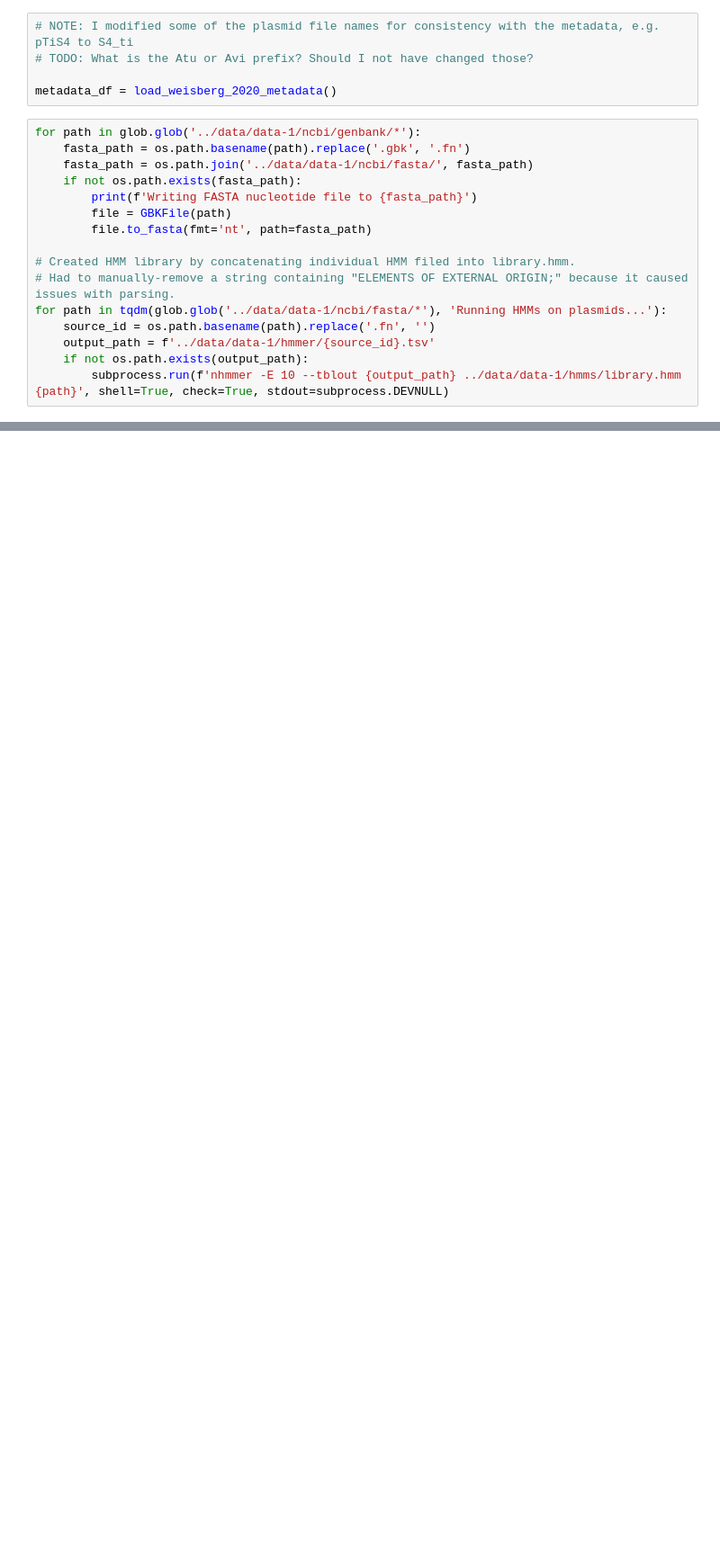
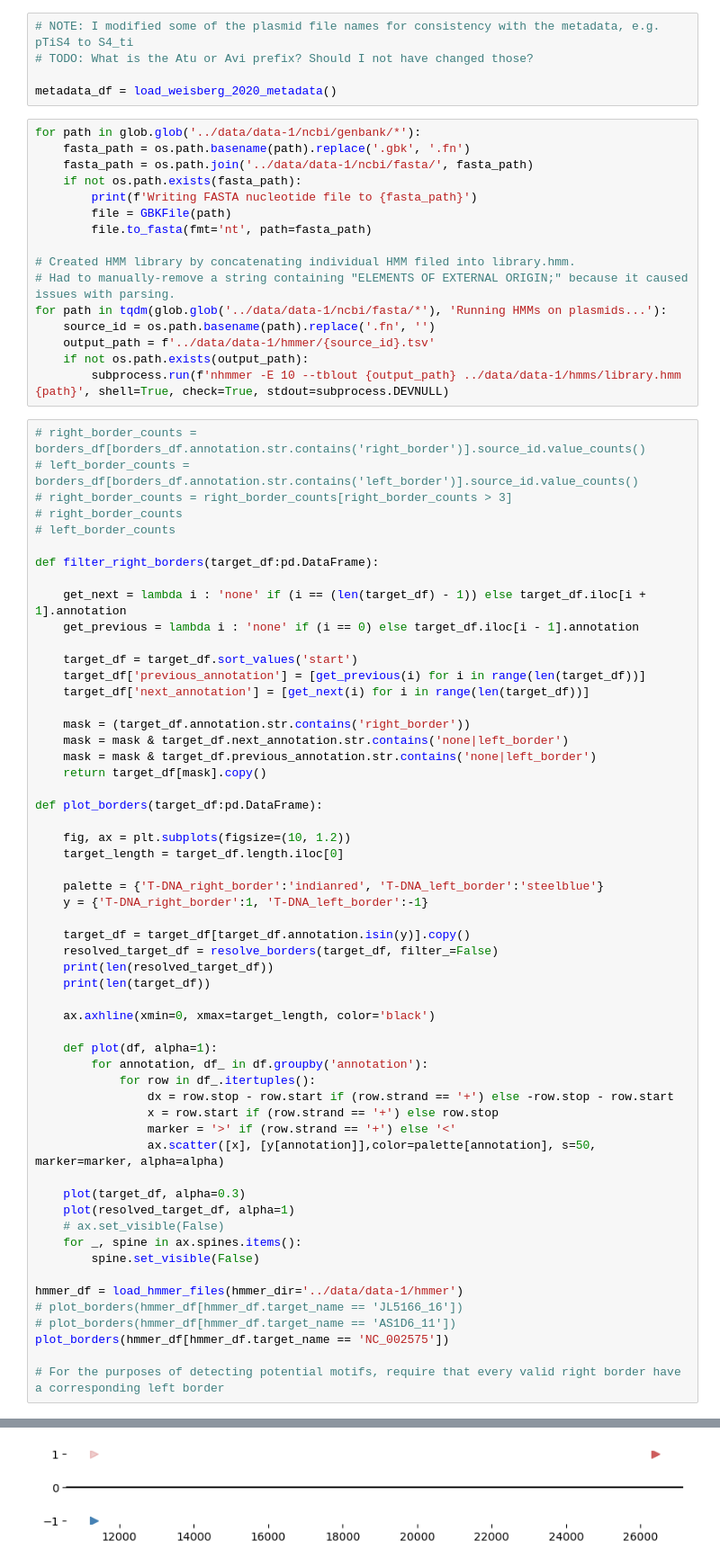
Before and after one commit to pipparichter/overdrive, a Jupyter notebook: notebooks/sandbox-1.1.ipynb, the cells around one changed output, grey strips where cells are left out. Shown at 90% size. Cells and saved outputs as stored; diff of their text form; blank space fills up the shorter version.

```diff
--- a/notebooks/sandbox-1.1.ipynb
+++ b/notebooks/sandbox-1.1.ipynb
@@ -45,3 +55,60 @@ for path in tqdm(glob.glob('../data/data-1/ncbi/fasta/*'), 'Running HMMs on plas
     output_path = f'../data/data-1/hmmer/{source_id}.tsv'
     if not os.path.exists(output_path):
         subprocess.run(f'nhmmer -E 10 --tblout {output_path} ../data/data-1/hmms/library.hmm {path}', shell=True, check=True, stdout=subprocess.DEVNULL)
+# %%
+# right_border_counts = borders_df[borders_df.annotation.str.contains('right_border')].source_id.value_counts()
+# left_border_counts = borders_df[borders_df.annotation.str.contains('left_border')].source_id.value_counts()
+# right_border_counts = right_border_counts[right_border_counts > 3]
+# right_border_counts
+# left_border_counts
+
+def filter_right_borders(target_df:pd.DataFrame):
+
+    get_next = lambda i : 'none' if (i == (len(target_df) - 1)) else target_df.iloc[i + 1].annotation
+    get_previous = lambda i : 'none' if (i == 0) else target_df.iloc[i - 1].annotation
+
+    target_df = target_df.sort_values('start')
+    target_df['previous_annotation'] = [get_previous(i) for i in range(len(target_df))]
+    target_df['next_annotation'] = [get_next(i) for i in range(len(target_df))]
+
+    mask = (target_df.annotation.str.contains('right_border'))
+    mask = mask & target_df.next_annotation.str.contains('none|left_border')
+    mask = mask & target_df.previous_annotation.str.contains('none|left_border')
+    return target_df[mask].copy()
+
+def plot_borders(target_df:pd.DataFrame):
+
+    fig, ax = plt.subplots(figsize=(10, 1.2))
+    target_length = target_df.length.iloc[0]
+
+    palette = {'T-DNA_right_border':'indianred', 'T-DNA_left_border':'steelblue'}
+    y = {'T-DNA_right_border':1, 'T-DNA_left_border':-1}
+
+    target_df = target_df[target_df.annotation.isin(y)].copy()
+    resolved_target_df = resolve_borders(target_df, filter_=False)
+    print(len(resolved_target_df))
+    print(len(target_df))
+
+    ax.axhline(xmin=0, xmax=target_length, color='black')
+
+    def plot(df, alpha=1):
+        for annotation, df_ in df.groupby('annotation'):
+            for row in df_.itertuples():
+                dx = row.stop - row.start if (row.strand == '+') else -row.stop - row.start
+                x = row.start if (row.strand == '+') else row.stop
+                marker = '>' if (row.strand == '+') else '<'
+                ax.scatter([x], [y[annotation]],color=palette[annotation], s=50, marker=marker, alpha=alpha)
+
+    plot(target_df, alpha=0.3)
+    plot(resolved_target_df, alpha=1)
+    # ax.set_visible(False)
+    for _, spine in ax.spines.items():
+        spine.set_visible(False)
+
+hmmer_df = load_hmmer_files(hmmer_dir='../data/data-1/hmmer')
+# plot_borders(hmmer_df[hmmer_df.target_name == 'JL5166_16'])
+# plot_borders(hmmer_df[hmmer_df.target_name == 'AS1D6_11'])
+plot_borders(hmmer_df[hmmer_df.target_name == 'NC_002575'])
+
+# For the purposes of detecting potential motifs, require that every valid right border have a corresponding left border
+# %% [output]
@@ -48,2 +120,3 @@ for path in tqdm(glob.glob('../data/data-1/ncbi/fasta/*'), 'Running HMMs on plas
+[figure, added]
 # %%
 hmmer_df = load_hmmer_files(hmmer_dir='../data/data-1/hmmer')
```
Also changed, not shown: parts of 20 cells of this notebook, 9 other files.
